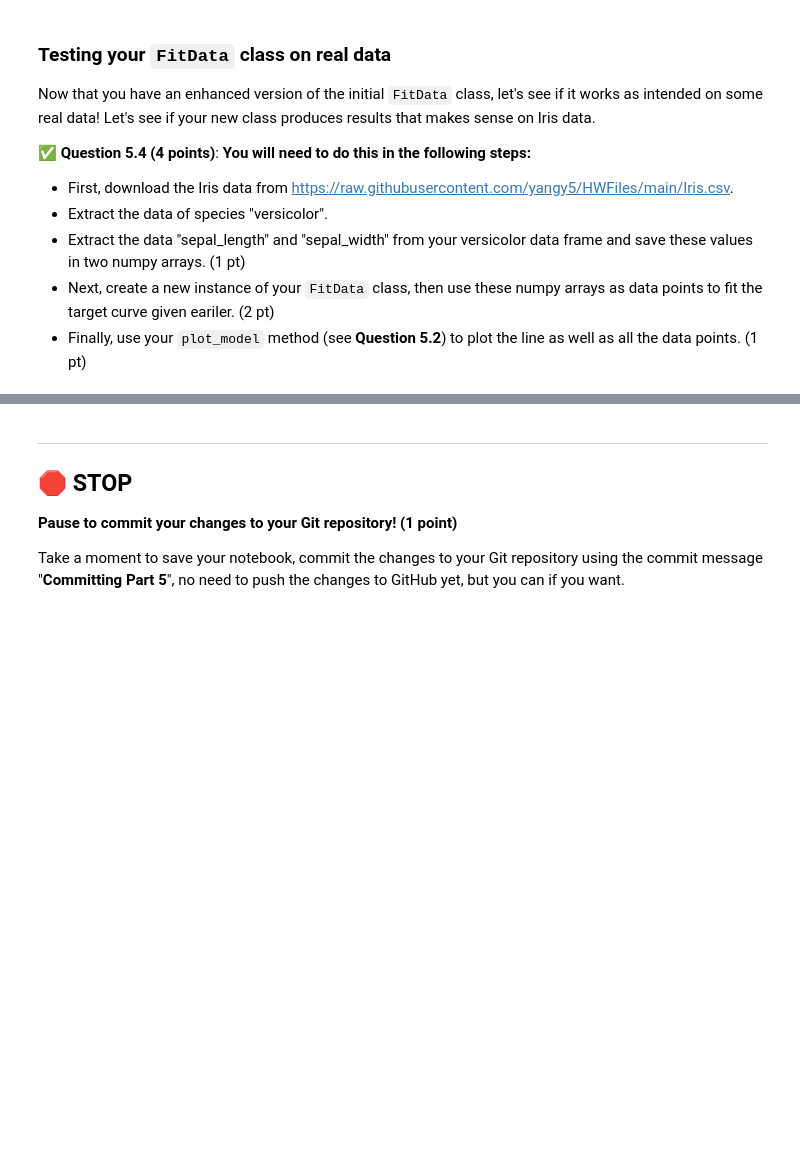
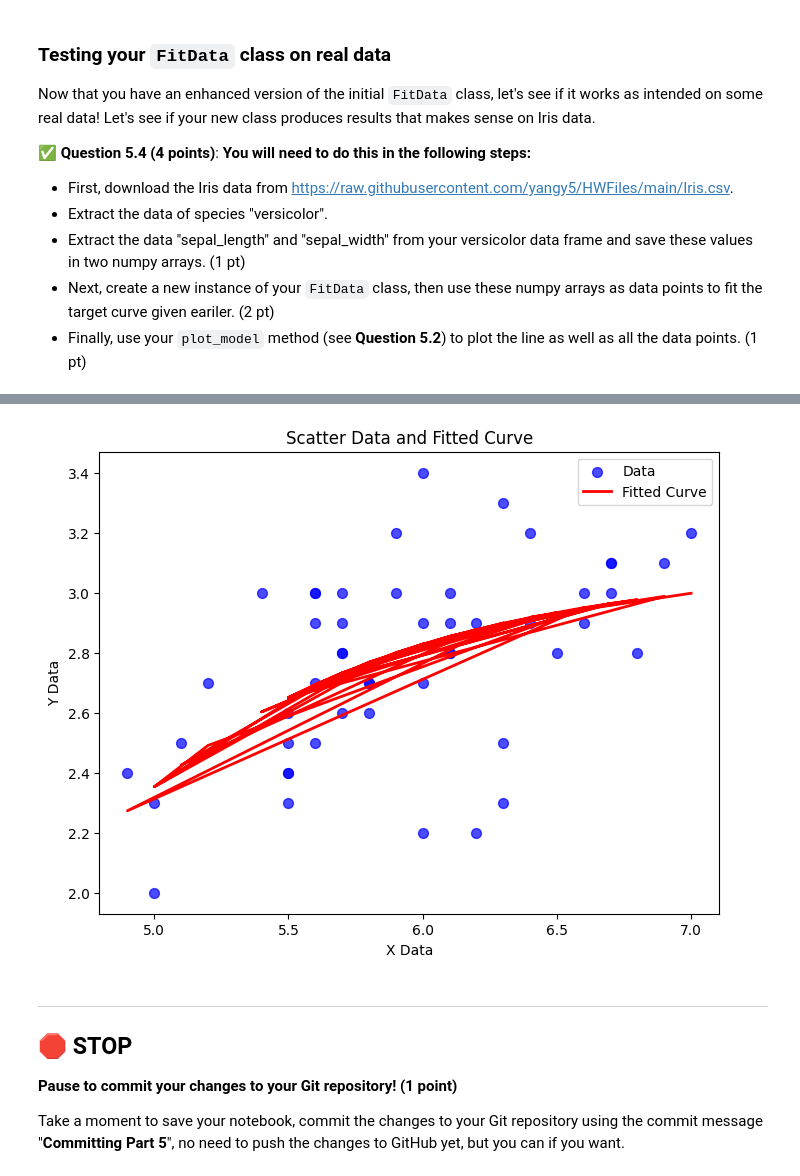
Before and after one commit to ChinmayNC/CMSE202-s25-turnin, a Jupyter notebook: hw-01/HW-01_GitPracticeDebuggingPythonPackagesAndClasses-SS25-STUDENT.ipynb, the cells around one changed output, grey strips where cells are left out. Drawn from its saved outputs; the diff is of its cells as text; code cells hidden in the pictures; blank space fills up the shorter version.

```diff
--- a/hw-01/HW-01_GitPracticeDebuggingPythonPackagesAndClasses-SS25-STUDENT.ipynb
+++ b/hw-01/HW-01_GitPracticeDebuggingPythonPackagesAndClasses-SS25-STUDENT.ipynb
@@ -467,0 +453,8 @@ print(ydata)
+# %%
+# write your code in this cell
+url= "https://raw.githubusercontent.com/huichiayu/cmse202-s25-supllemental_data/refs/heads/main/HW01/xy_dataset.csv"
+df = pd.read_csv(url)
+xdata = df.iloc[:, 0].to_numpy()
+ydata = df.iloc[:, 1].to_numpy()
+print(xdata)
+print(ydata)
@@ -608,3 +746,20 @@ Now that you have an enhanced version of the initial `FitData` class, let's see
+# %%
+# use Pandas to load data
+url1="https://raw.githubusercontent.com/yangy5/HWFiles/main/Iris.csv"
+df2 = pd.read_csv(url1)
+versicolor_mask = df2['species'] == 'versicolor'
+versicolor_data = df2[versicolor_mask]
+sepal_length = np.array(versicolor_data['sepal_length'])
+sepal_width = np.array(versicolor_data['sepal_width'])
+# %%
+fit_data = FitData(sepal_length, sepal_width)
+model_params = fit_data.CurveFit_model(func)
+a = model_params["coefficient a"]
+b = model_params["coefficient b"]
+c = model_params["coefficient c"]
+fit_data.plot_model()
+# %% [output]
+[figure, added]
 # %% [markdown]
 ---
 ## &#128721; STOP
```
Also changed, not shown: parts of 22 cells of this notebook, 5 other files.
